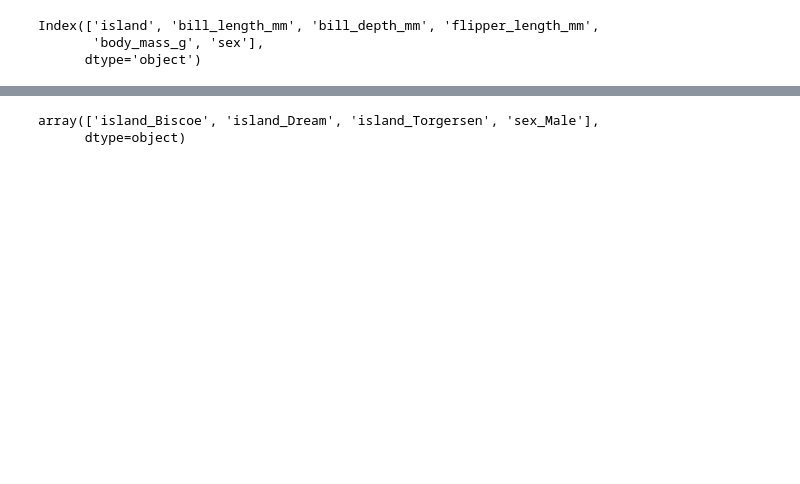
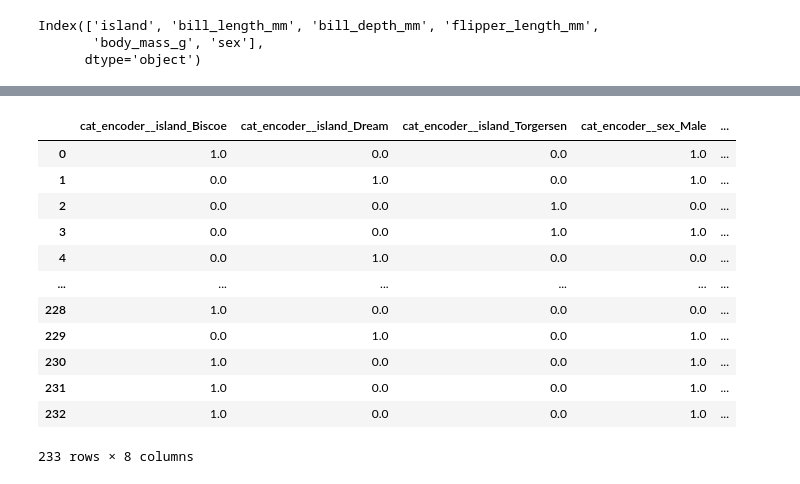
Before and after one commit to amandamaurell/google-cloud-package-classification, a Jupyter notebook: notebooks/simple_code.ipynb, the cells around one changed output, grey strips where cells are left out. Cells and saved outputs as stored; diff of their text form; code cells hidden in the pictures; blank space fills up the shorter version.

```diff
--- a/notebooks/simple_code.ipynb
+++ b/notebooks/simple_code.ipynb
@@ -145,8 +145,14 @@ sns.pairplot(penguin_df,hue='species', corner=True)
 [figure]
 # %%
 from sklearn.model_selection import train_test_split
+from sklearn.preprocessing import LabelEncoder
+
 
 X = penguin_df.drop(columns='species')
 y = penguin_df.species
 
-X_train, X_test, y_train, y_test = train_test_split(X, y, test_size=0.3)
+label_encoder = LabelEncoder()
+
+y_encoded = label_encoder.fit_transform(y)
+
+X_train, X_test, y_train, y_test = train_test_split(X, y_encoded, test_size=0.3)
@@ -189,5 +180,17 @@ array([[1., 0., 0., 1.],
-# %%
-cat_encoder.get_feature_names_out()
-# %% [output]
-array(['island_Biscoe', 'island_Dream', 'island_Torgersen', 'sex_Male'],
-      dtype=object)
+# %%
+X_train_encoded = pd.DataFrame(encoder.fit_transform(X_train), columns=encoder.get_feature_names_out())
+X_train_encoded
+# %% [output]
+|  | cat_encoder__island_Biscoe | cat_encoder__island_Dream | cat_encoder__island_Torgersen | cat_encoder__sex_Male | ... |
+| 0 | 1.0 | 0.0 | 0.0 | 1.0 | ... |
+| 1 | 0.0 | 1.0 | 0.0 | 1.0 | ... |
+| 2 | 0.0 | 0.0 | 1.0 | 0.0 | ... |
+| 3 | 0.0 | 0.0 | 1.0 | 1.0 | ... |
+| 4 | 0.0 | 1.0 | 0.0 | 0.0 | ... |
+| ... | ... | ... | ... | ... | ... |
+| 228 | 1.0 | 0.0 | 0.0 | 0.0 | ... |
+| 229 | 0.0 | 1.0 | 0.0 | 1.0 | ... |
+| 230 | 1.0 | 0.0 | 0.0 | 1.0 | ... |
+| 231 | 1.0 | 0.0 | 0.0 | 1.0 | ... |
+| 232 | 1.0 | 0.0 | 0.0 | 1.0 | ... |
+233 rows × 8 columns
```
Also changed, not shown: parts of 14 cells of this notebook, 1 other file.
